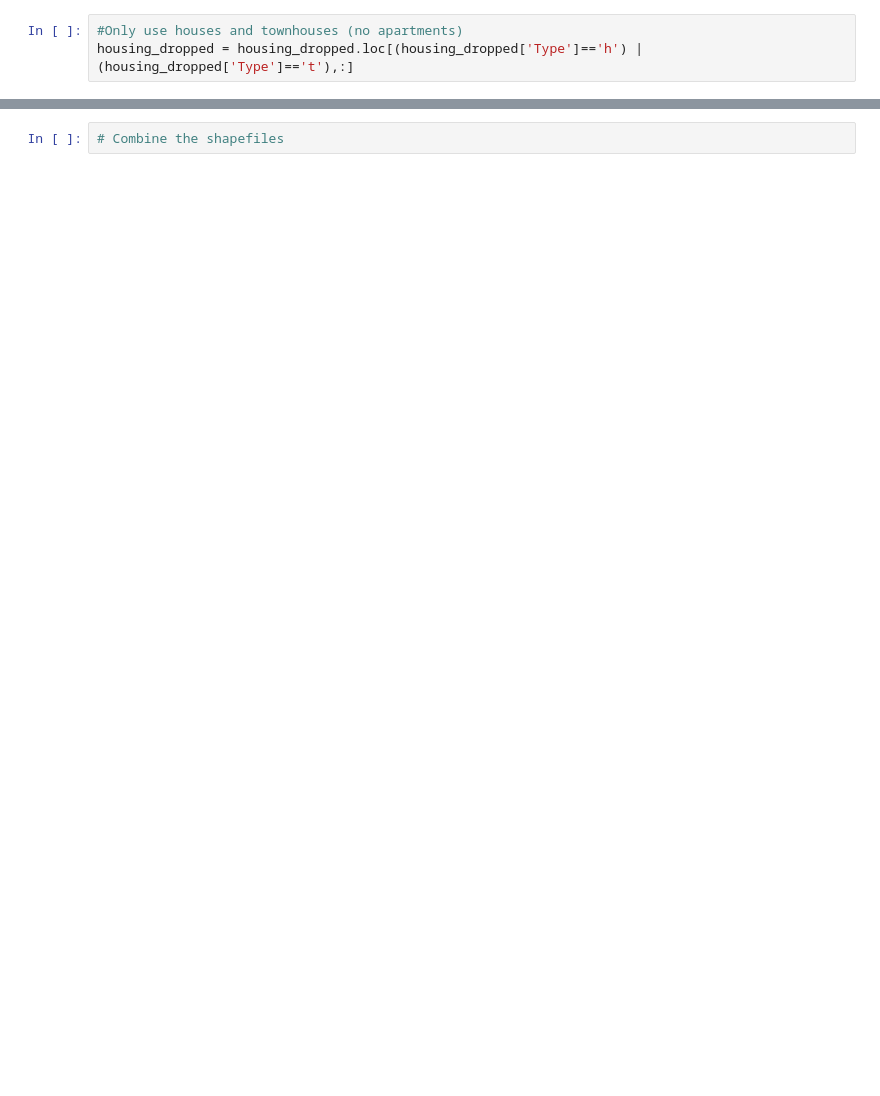
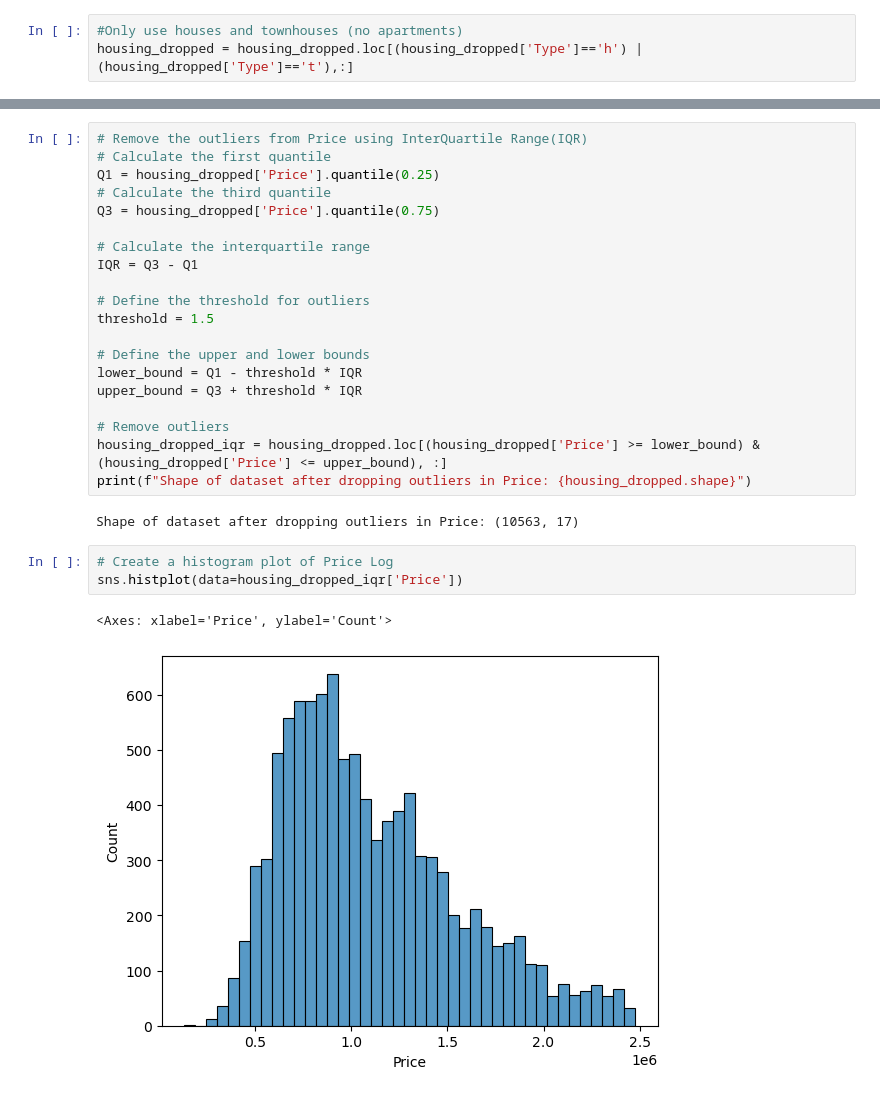
Before and after one commit to JamesLMulvihill/MelbourneHousePrices, a Jupyter notebook: DSC630_LincolnBrown_JamesMulvihill_GroupProject.ipynb, the cells around one changed output, grey strips where cells are left out. Drawn from its saved outputs; the diff is of its cells as text; blank space fills up the shorter version.

```diff
--- a/DSC630_LincolnBrown_JamesMulvihill_GroupProject.ipynb
+++ b/DSC630_LincolnBrown_JamesMulvihill_GroupProject.ipynb
@@ -51,2 +223,28 @@ housing_dropped.Suburb.value_counts()
-# %%
-# Combine the shapefiles
+# %%
+# Remove the outliers from Price using InterQuartile Range(IQR)
+# Calculate the first quantile
+Q1 = housing_dropped['Price'].quantile(0.25)
+# Calculate the third quantile
+Q3 = housing_dropped['Price'].quantile(0.75)
+
+# Calculate the interquartile range
+IQR = Q3 - Q1
+
+# Define the threshold for outliers
+threshold = 1.5
+
+# Define the upper and lower bounds
+lower_bound = Q1 - threshold * IQR
+upper_bound = Q3 + threshold * IQR
+
+# Remove outliers
+housing_dropped_iqr = housing_dropped.loc[(housing_dropped['Price'] >= lower_bound) & (housing_dropped['Price'] <= upper_bound), :]
+print(f"Shape of dataset after dropping outliers in Price: {housing_dropped.shape}")
+# %% [output]
+Shape of dataset after dropping outliers in Price: (10563, 17)
+# %%
+# Create a histogram plot of Price Log
+sns.histplot(data=housing_dropped_iqr['Price'])
+# %% [output]
+<Axes: xlabel='Price', ylabel='Count'>
+[figure, added]
```
Also changed, not shown: parts of 38 cells of this notebook, 1 other file.
